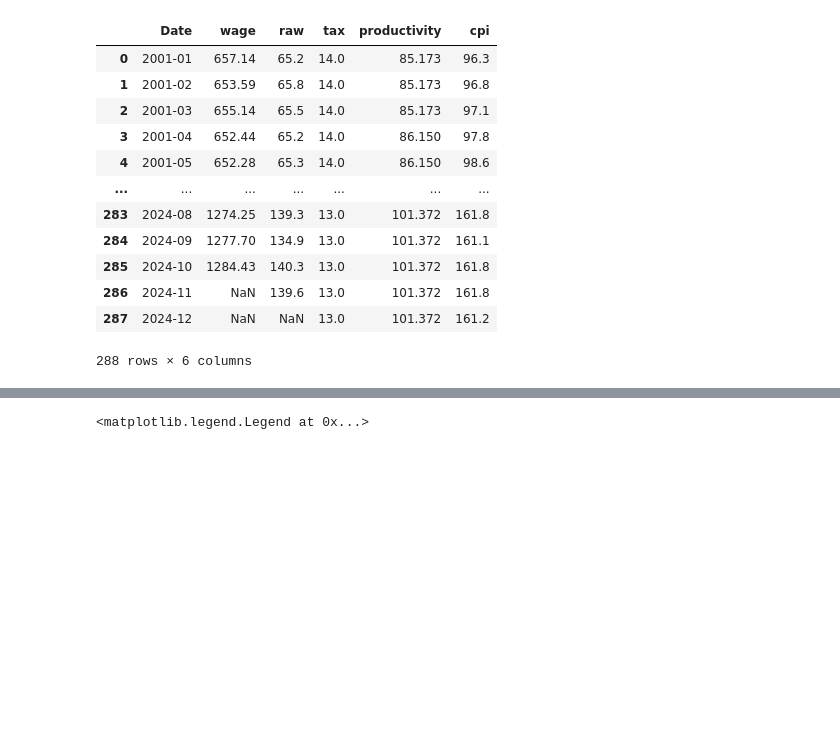
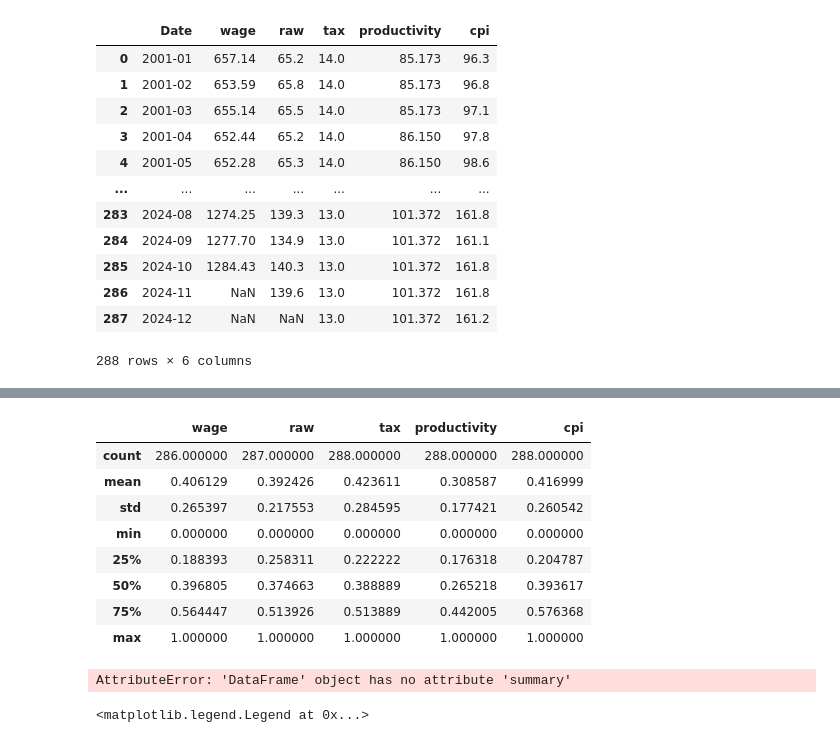
Before and after one commit to FleaBusyBeeBergs/dtsa5506-pipeline, a Jupyter notebook: statcan_etl.ipynb, the cells around one changed output, grey strips where cells are left out. Drawn from its saved outputs; the diff is of its cells as text; code cells hidden in the pictures; blank space fills up the shorter version.

```diff
--- a/statcan_etl.ipynb
+++ b/statcan_etl.ipynb
@@ -224,3 +241,19 @@ data
+# %%
+data.describe()
+# %% [output]
+|  | wage | raw | tax | productivity | cpi |
+| count | 286.000000 | 287.000000 | 288.000000 | 288.000000 | 288.000000 |
+| mean | 0.406129 | 0.392426 | 0.423611 | 0.308587 | 0.416999 |
+| std | 0.265397 | 0.217553 | 0.284595 | 0.177421 | 0.260542 |
+| min | 0.000000 | 0.000000 | 0.000000 | 0.000000 | 0.000000 |
+| 25% | 0.188393 | 0.258311 | 0.222222 | 0.176318 | 0.204787 |
+| 50% | 0.396805 | 0.374663 | 0.388889 | 0.265218 | 0.393617 |
+| 75% | 0.564447 | 0.513926 | 0.513889 | 0.442005 | 0.576368 |
+| max | 1.000000 | 1.000000 | 1.000000 | 1.000000 | 1.000000 |
+# %%
+data.summary()
+# %% [output]
+AttributeError: 'DataFrame' object has no attribute 'summary'
 # %%
 plt.figure(figsize=(10, 6))
 
```
Also changed, not shown: parts of 5 cells of this notebook.
